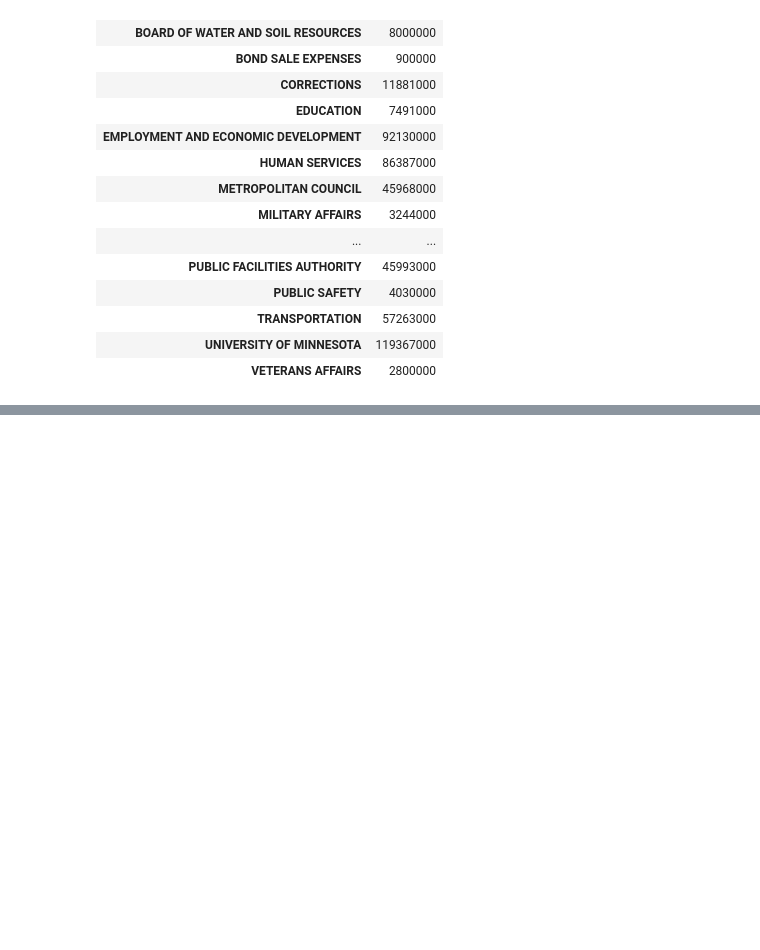
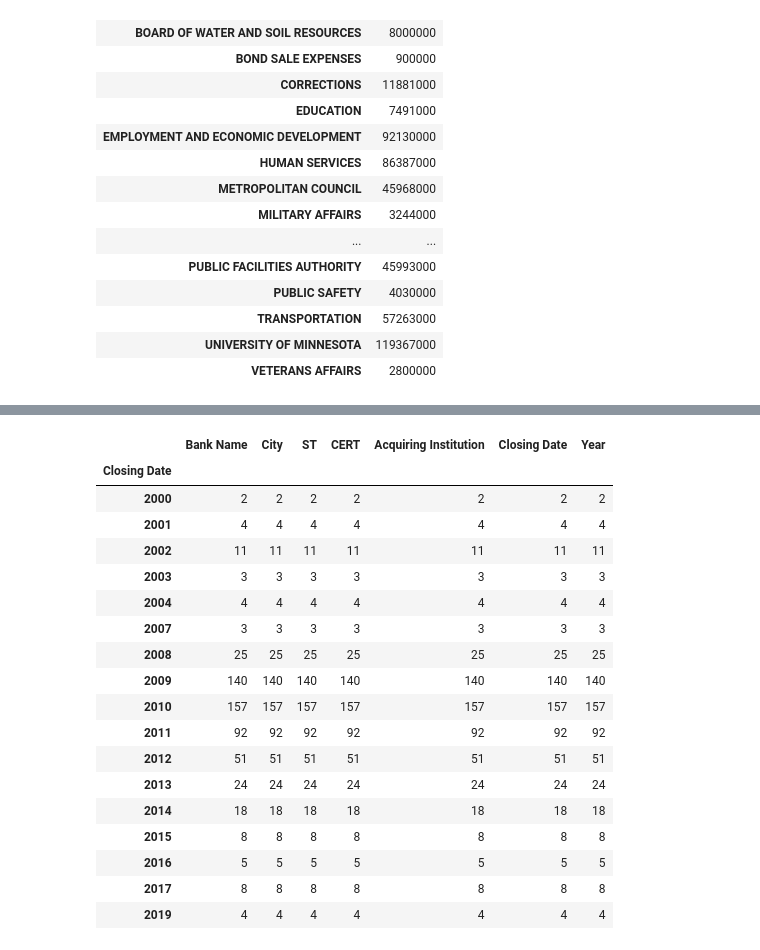
Before and after one commit to codefupanda/rendezvous_with_ml, a Jupyter notebook: week_01_the_basics/day03_pandas_continued.ipynb, the cells around one changed output, grey strips where cells are left out. Cells and saved outputs as stored; diff of their text form; code cells hidden in the pictures; blank space fills up the shorter version.

```diff
--- a/week_01_the_basics/day03_pandas_continued.ipynb
+++ b/week_01_the_basics/day03_pandas_continued.ipynb
@@ -62,0 +257,4 @@ data.sort_values(by='amount')
+# %%
+# This is just awesome
+tables = pd.read_html('http://www.fdic.gov/bank/individual/failed/banklist.html')
+df = tables[0]
@@ -62,0 +318,3 @@ data.sort_values(by='amount')
+# %%
+# convert the data type
+df["Closing Date"] = pd.to_datetime(df["Closing Date"])
@@ -62,0 +346,2 @@ data.sort_values(by='amount')
+# %%
+df["Year"] = df["Closing Date"].apply(lambda x: x.year)
@@ -62,0 +379,22 @@ data.sort_values(by='amount')
+# %%
+df.groupby(df["Closing Date"].dt.year).count()
+# %% [output]
+|  | Bank Name | City | ST | CERT | Acquiring Institution | Closing Date | Year |
+| Closing Date |  |  |  |  |  |  |  |
+| 2000 | 2 | 2 | 2 | 2 | 2 | 2 | 2 |
+| 2001 | 4 | 4 | 4 | 4 | 4 | 4 | 4 |
+| 2002 | 11 | 11 | 11 | 11 | 11 | 11 | 11 |
+| 2003 | 3 | 3 | 3 | 3 | 3 | 3 | 3 |
+| 2004 | 4 | 4 | 4 | 4 | 4 | 4 | 4 |
+| 2007 | 3 | 3 | 3 | 3 | 3 | 3 | 3 |
+| 2008 | 25 | 25 | 25 | 25 | 25 | 25 | 25 |
+| 2009 | 140 | 140 | 140 | 140 | 140 | 140 | 140 |
+| 2010 | 157 | 157 | 157 | 157 | 157 | 157 | 157 |
+| 2011 | 92 | 92 | 92 | 92 | 92 | 92 | 92 |
+| 2012 | 51 | 51 | 51 | 51 | 51 | 51 | 51 |
+| 2013 | 24 | 24 | 24 | 24 | 24 | 24 | 24 |
+| 2014 | 18 | 18 | 18 | 18 | 18 | 18 | 18 |
+| 2015 | 8 | 8 | 8 | 8 | 8 | 8 | 8 |
+| 2016 | 5 | 5 | 5 | 5 | 5 | 5 | 5 |
+| 2017 | 8 | 8 | 8 | 8 | 8 | 8 | 8 |
+| 2019 | 4 | 4 | 4 | 4 | 4 | 4 | 4 |
```
Also changed, not shown: parts of 30 cells of this notebook, 1 other file.
